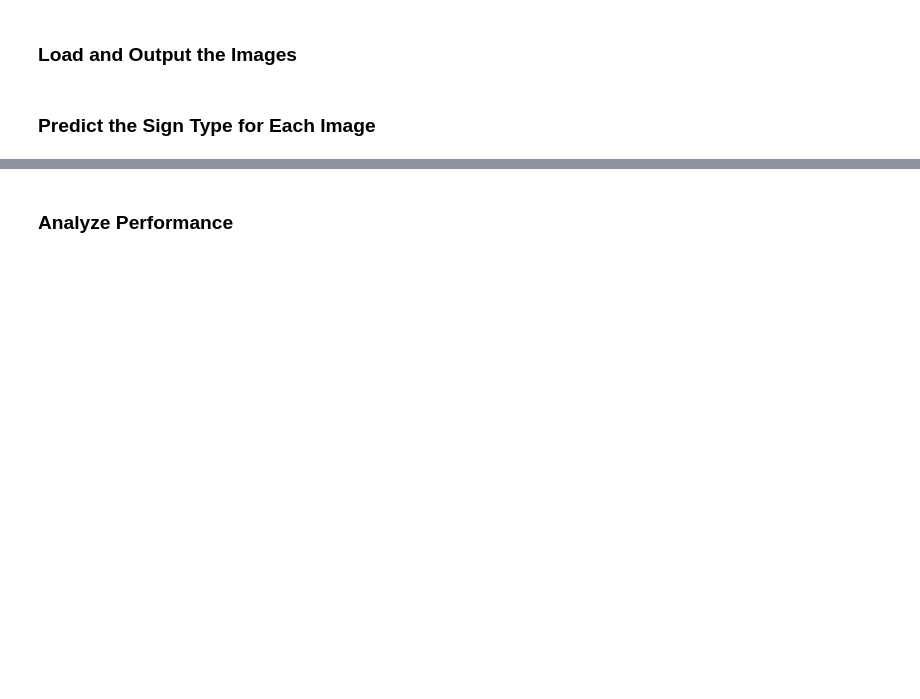
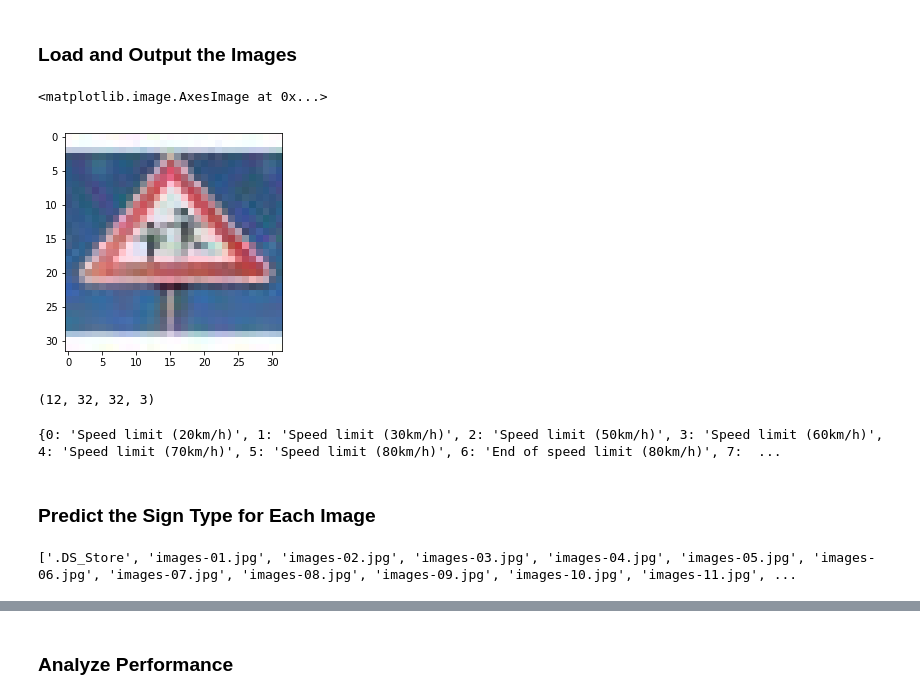
Before and after one commit to trimcao/sdcnd-p2-traffic-signs-classifier, a Jupyter notebook: Traffic_Sign_Classifier.ipynb, the cells around one changed output, grey strips where cells are left out. Drawn from its saved outputs; the diff is of its cells as text; code cells hidden in the pictures; blank space fills up the shorter version.

```diff
--- a/Traffic_Sign_Classifier.ipynb
+++ b/Traffic_Sign_Classifier.ipynb
@@ -405,5 +477,43 @@ You may find `signnames.csv` useful as it contains mappings from the class id (i
+# %%
+# display one image
+img2 = img=mpimg.imread('./test/resized/images-04.jpg')
+plt.imshow(img2)
+# %% [output]
+<matplotlib.image.AxesImage at 0x...>
+[figure, added]
+# %%
+### Load the images and plot them here.
+### Feel free to use as many code cells as needed.
+
+# pre-processing the images
+imdata = []
+files = os.listdir('./test/resized')
+for f in files:
+    if f[:2] == 'im':
+        img = mpimg.imread('./test/resized/' + f)
+        img = img.astype(np.float32)
+        img = (img-128) / 128
+        img = np.expand_dims(img, axis=0)
+        imdata.append(img)
+# combine to a numpy array
+X_extra = np.concatenate(imdata, axis=0)
+print(X_extra.shape)
+# %% [output]
+(12, 32, 32, 3)
+# %%
+# read in the signature names
+with open('signnames.csv', mode='r') as infile:
+    reader = csv.reader(infile)
+    int2sign = {int(rows[0]):rows[1] for rows in reader}
+print(int2sign)
+# %% [output]
+{0: 'Speed limit (20km/h)', 1: 'Speed limit (30km/h)', 2: 'Speed limit (50km/h)', 3: 'Speed limit (60km/h)', 4: 'Speed limit (70km/h)', 5: 'Speed limit (80km/h)', 6: 'End of speed limit (80km/h)', 7:  ...
 # %% [markdown]
 ### Predict the Sign Type for Each Image
+# %%
+print(os.listdir('./test/resized'))
+# %% [output]
+['.DS_Store', 'images-01.jpg', 'images-02.jpg', 'images-03.jpg', 'images-04.jpg', 'images-05.jpg', 'images-06.jpg', 'images-07.jpg', 'images-08.jpg', 'images-09.jpg', 'images-10.jpg', 'images-11.jpg', ...
 # %%
 ### Run the predictions here and use the model to output the prediction for each image.
 ### Make sure to pre-process the images with the same pre-processing pipeline used earlier.
```
Also changed, not shown: parts of 20 cells of this notebook, 1 other file.
